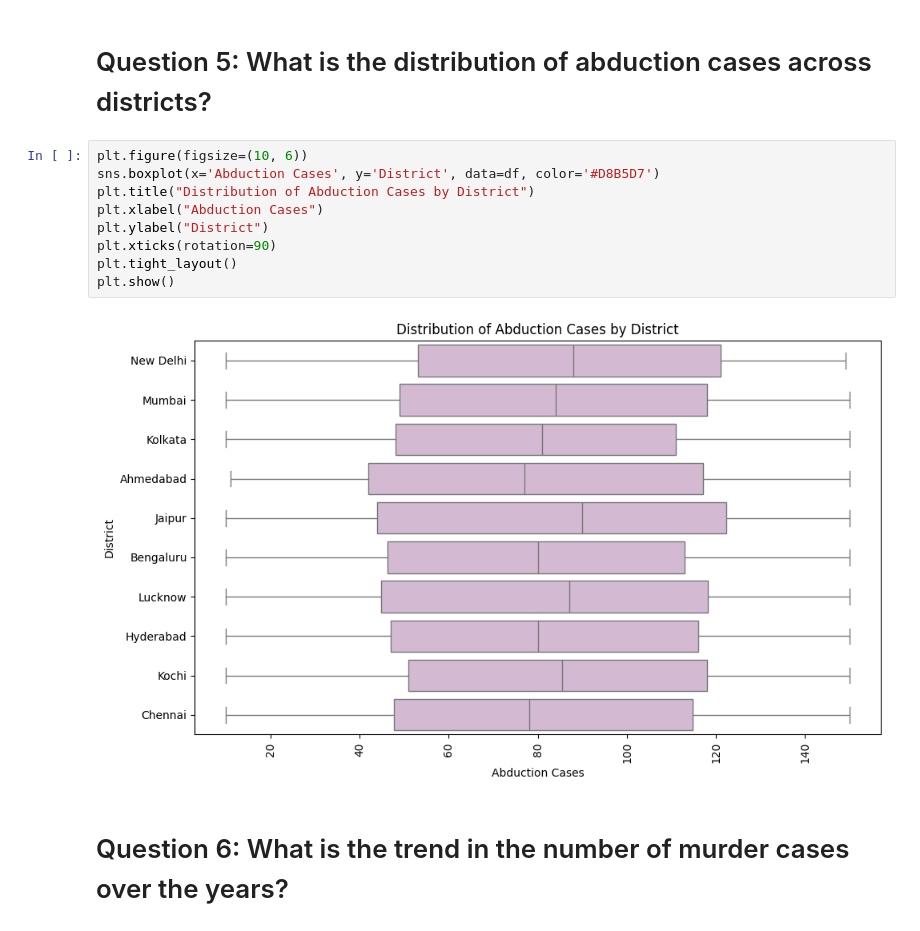
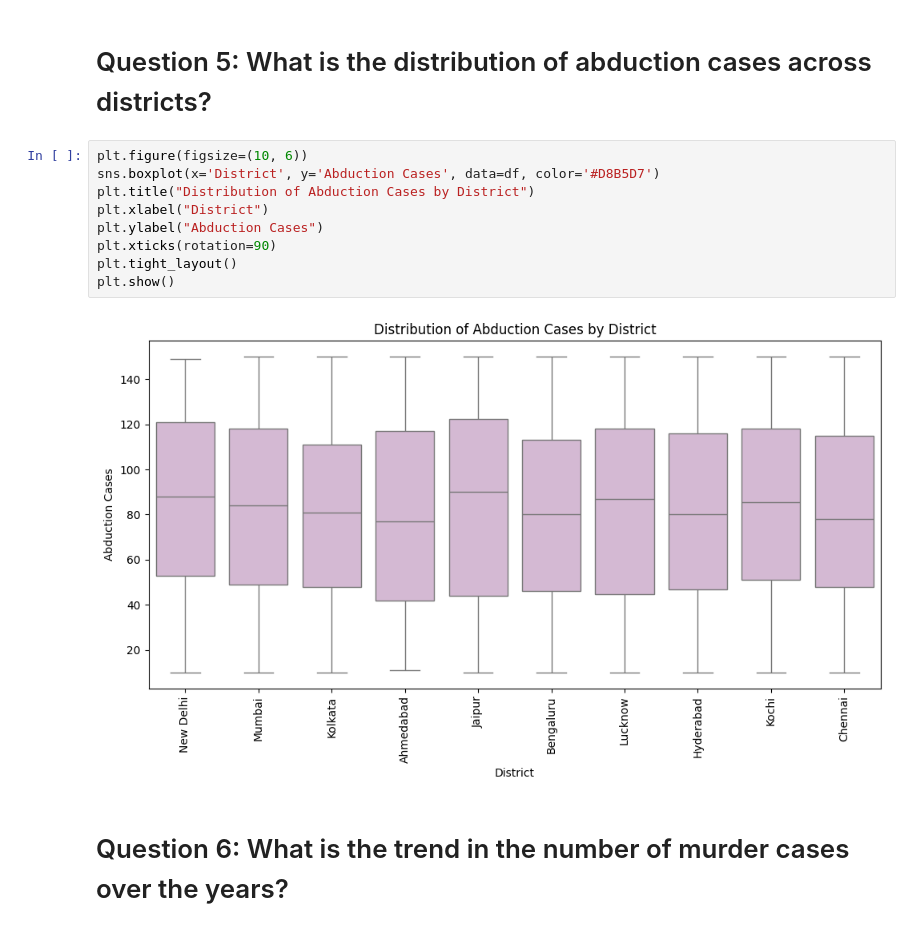
Before and after one commit to AanchalPandey16/CrimeRateAnalysis, a Jupyter notebook: CrimeRateAnalysis.ipynb, the cells around one changed output. Saved outputs shown, nothing was run; the diff lists cells and outputs as text.

```diff
--- a/CrimeRateAnalysis.ipynb
+++ b/CrimeRateAnalysis.ipynb
@@ -200,15 +200,15 @@ plt.show()
 # Question 5: What is the distribution of abduction cases across districts?
 # %%
 plt.figure(figsize=(10, 6))
-sns.boxplot(x='Abduction Cases', y='District', data=df, color='#D8B5D7')
+sns.boxplot(x='District', y='Abduction Cases', data=df, color='#D8B5D7')
 plt.title("Distribution of Abduction Cases by District")
-plt.xlabel("Abduction Cases")
-plt.ylabel("District")
+plt.xlabel("District")
+plt.ylabel("Abduction Cases")
 plt.xticks(rotation=90)
 plt.tight_layout()
 plt.show()
 # %% [output]
-[figure, old version]
+[figure, new version]
 # %% [markdown]
 # Question 6: What is the trend in the number of murder cases over the years?
 # %%
```
Also changed, not shown: parts of 5 cells of this notebook.
